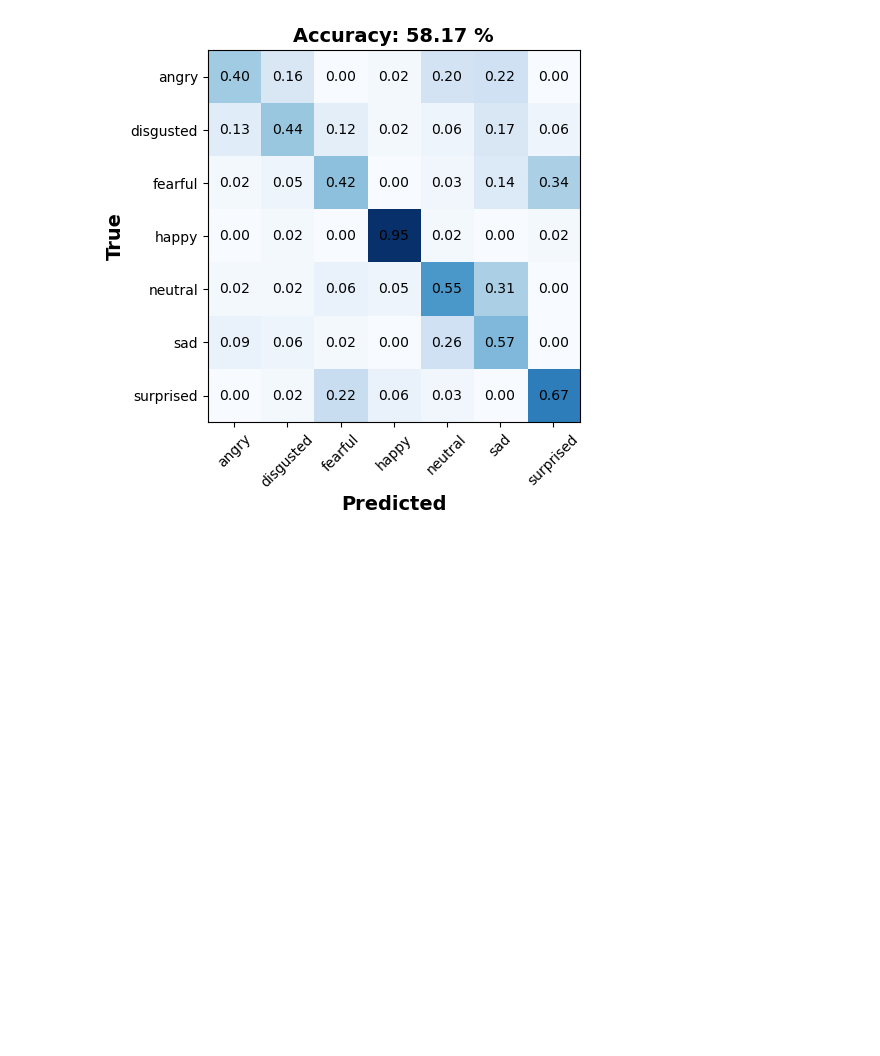
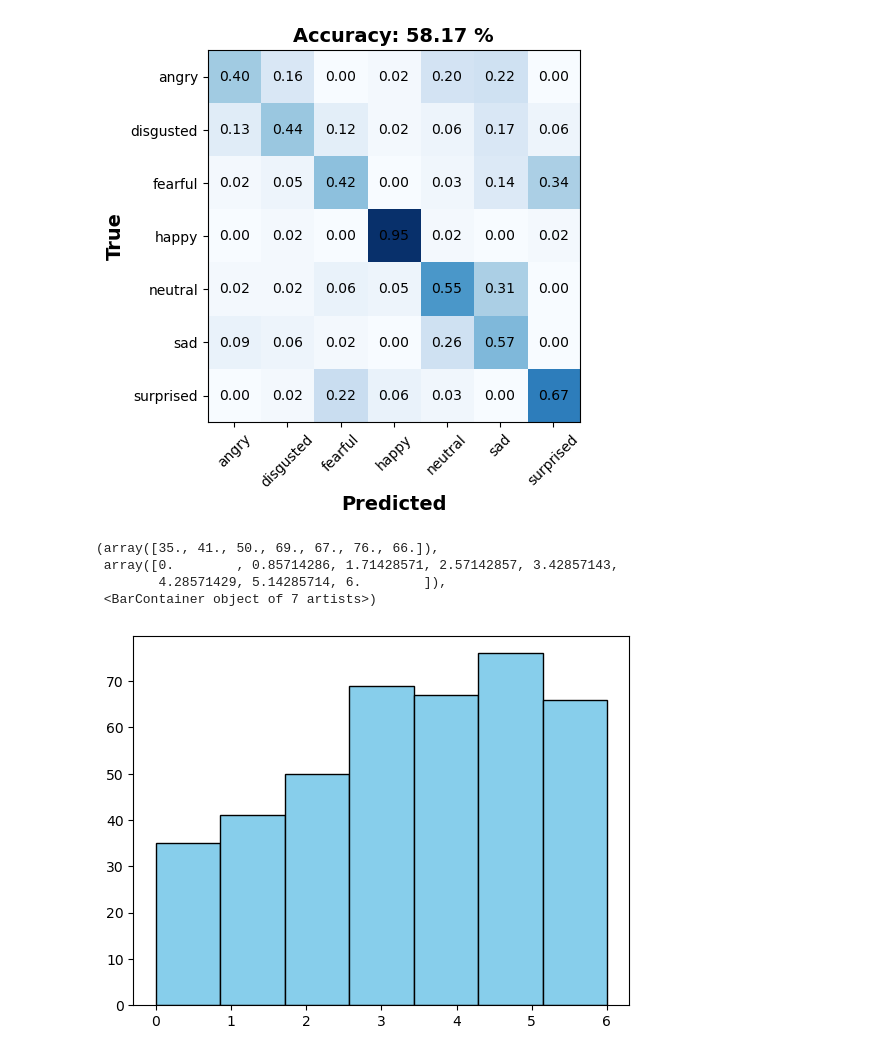
Before and after one commit to JoeyBowman/AppML-Final-Project-2024, a Jupyter notebook: Andreas_rodekasse/gallery.ipynb, the cells around one changed output. Saved outputs shown, nothing was run; the diff lists cells and outputs as text; code cells hidden in the pictures; blank space fills up the shorter version.

```diff
--- a/Andreas_rodekasse/gallery.ipynb
+++ b/Andreas_rodekasse/gallery.ipynb
@@ -156,3 +156,11 @@ face_9.jpg  had accuracy 58.17 %
 #     plt.imshow(cv2.imread(file_paths[index]))
 #     plt.title(f'Picture: {i+1}', fontsize=14)
 #     plt.show()
+# %%
+plt.hist(human_label, bins=7, color='skyblue', edgecolor='black')
+# %% [output]
+(array([35., 41., 50., 69., 67., 76., 66.]),
+ array([0.        , 0.85714286, 1.71428571, 2.57142857, 3.42857143,
+        4.28571429, 5.14285714, 6.        ]),
+ <BarContainer object of 7 artists>)
+[figure, added]
```
